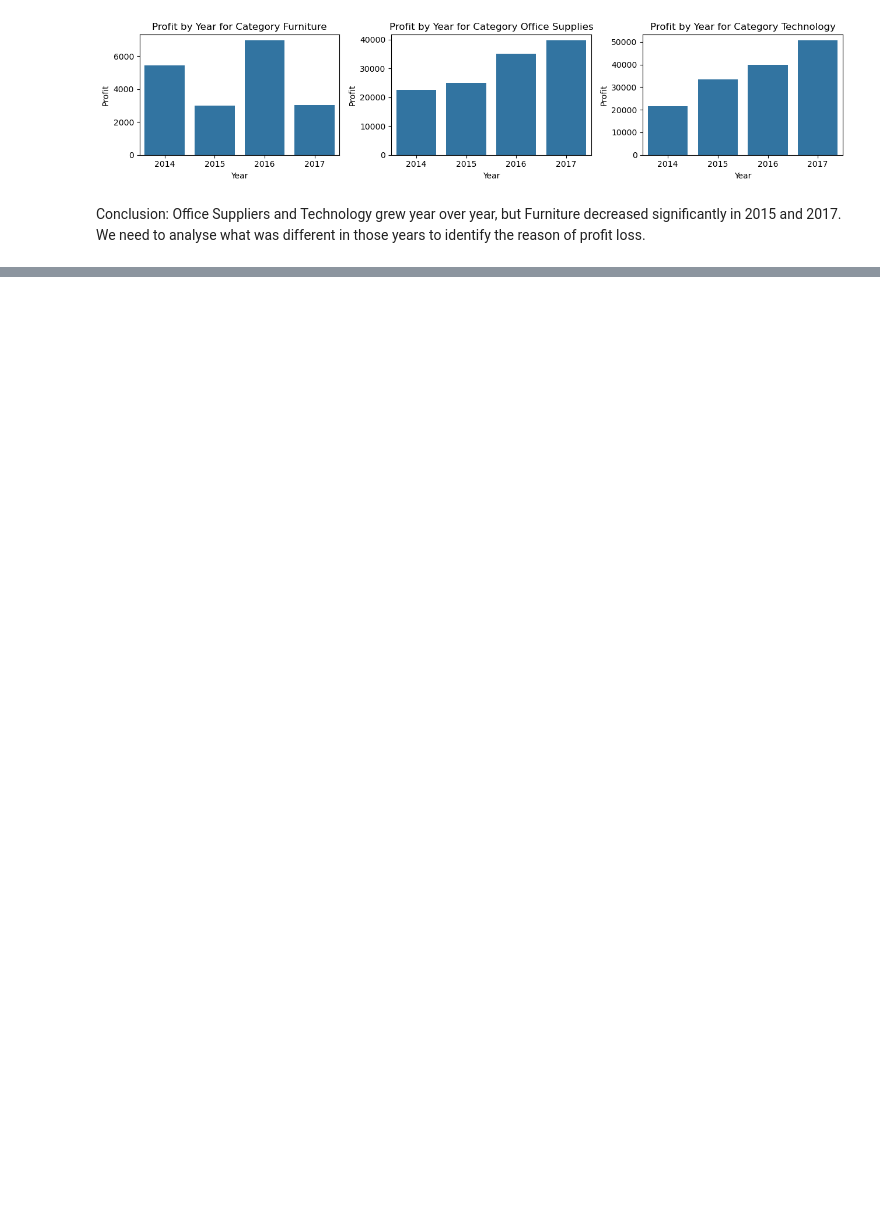
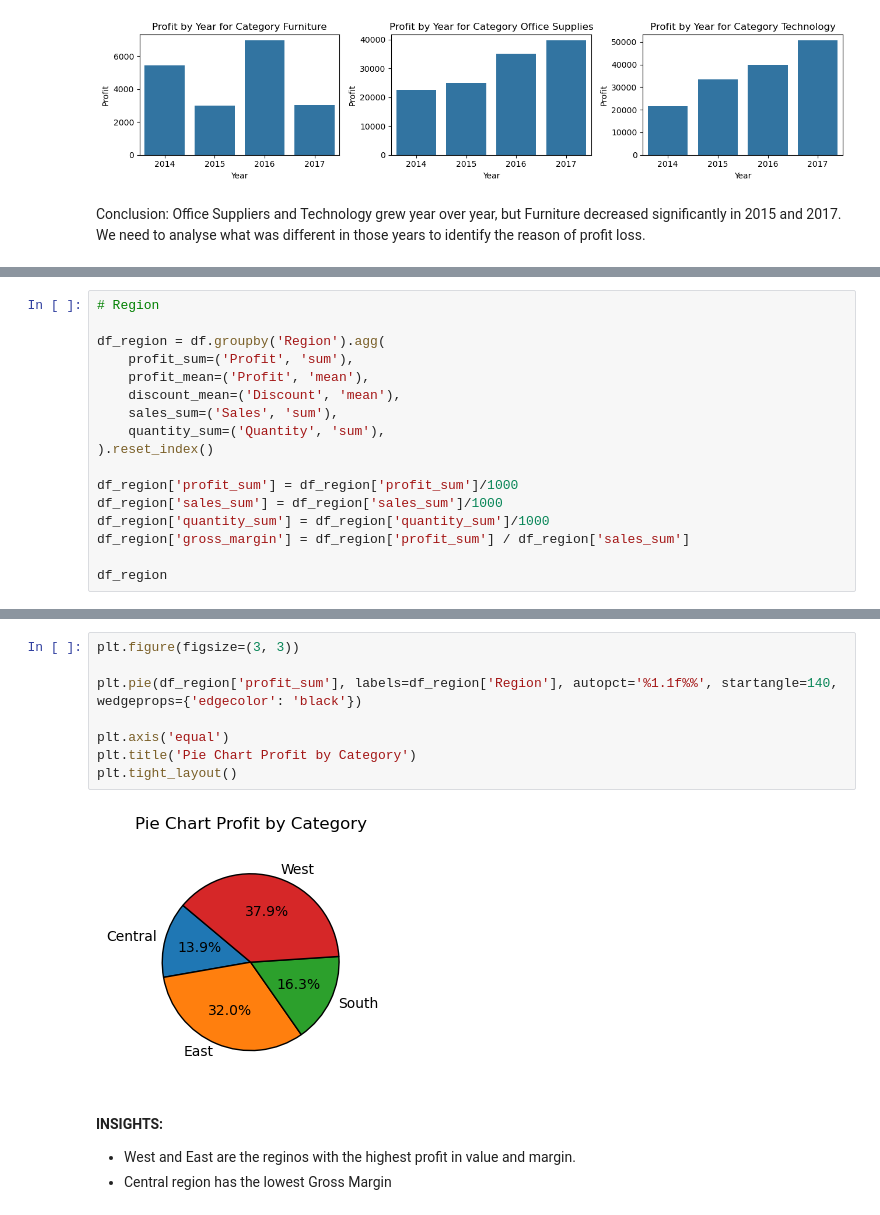
Before and after one commit to Kristinawk/final_project_ETL_Analytics, a Jupyter notebook: notebooks/02_preliminary_eda.ipynb, the cells around one changed output, grey strips where cells are left out. Drawn from its saved outputs; the diff is of its cells as text; blank space fills up the shorter version.

```diff
--- a/notebooks/02_preliminary_eda.ipynb
+++ b/notebooks/02_preliminary_eda.ipynb
@@ -347,0 +632,17 @@ Conclusion: Office Suppliers and Technology grew year over year, but Furniture d
+# %%
+# Region
+
+df_region = df.groupby('Region').agg(
+    profit_sum=('Profit', 'sum'),
+    profit_mean=('Profit', 'mean'),
+    discount_mean=('Discount', 'mean'),
+    sales_sum=('Sales', 'sum'),
+    quantity_sum=('Quantity', 'sum'),
+).reset_index()
+
+df_region['profit_sum'] = df_region['profit_sum']/1000
+df_region['sales_sum'] = df_region['sales_sum']/1000
+df_region['quantity_sum'] = df_region['quantity_sum']/1000
+df_region['gross_margin'] = df_region['profit_sum'] / df_region['sales_sum']
+
+df_region
@@ -347,0 +655,14 @@ Conclusion: Office Suppliers and Technology grew year over year, but Furniture d
+# %%
+plt.figure(figsize=(3, 3))
+
+plt.pie(df_region['profit_sum'], labels=df_region['Region'], autopct='%1.1f%%', startangle=140, wedgeprops={'edgecolor': 'black'})
+
+plt.axis('equal')
+plt.title('Pie Chart Profit by Category')
+plt.tight_layout()
+# %% [output]
+[figure, added]
+# %% [markdown]
+**INSIGHTS:**
+- West and East are the reginos with the highest profit in value and margin.
+- Central region has the lowest Gross Margin
```
Also changed, not shown: parts of 26 cells of this notebook.
